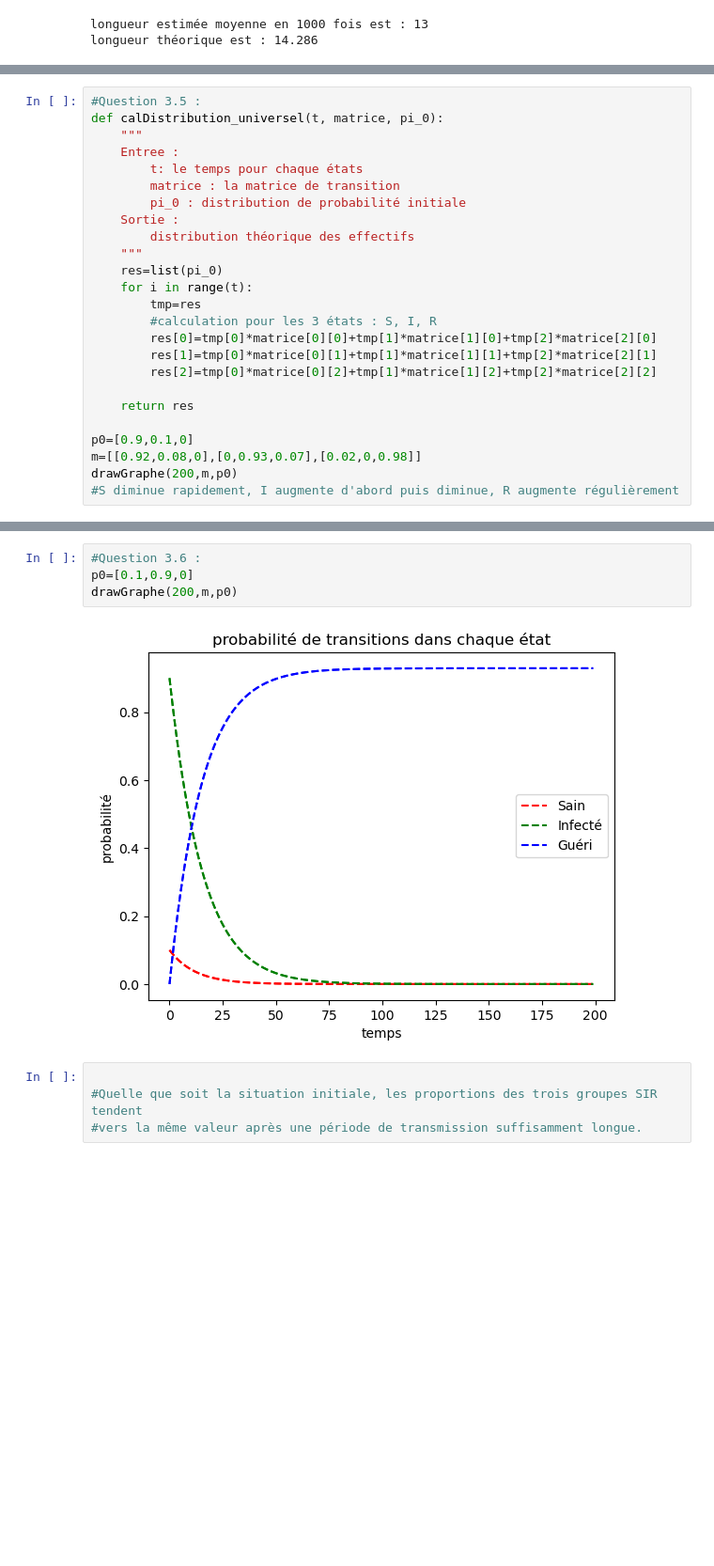
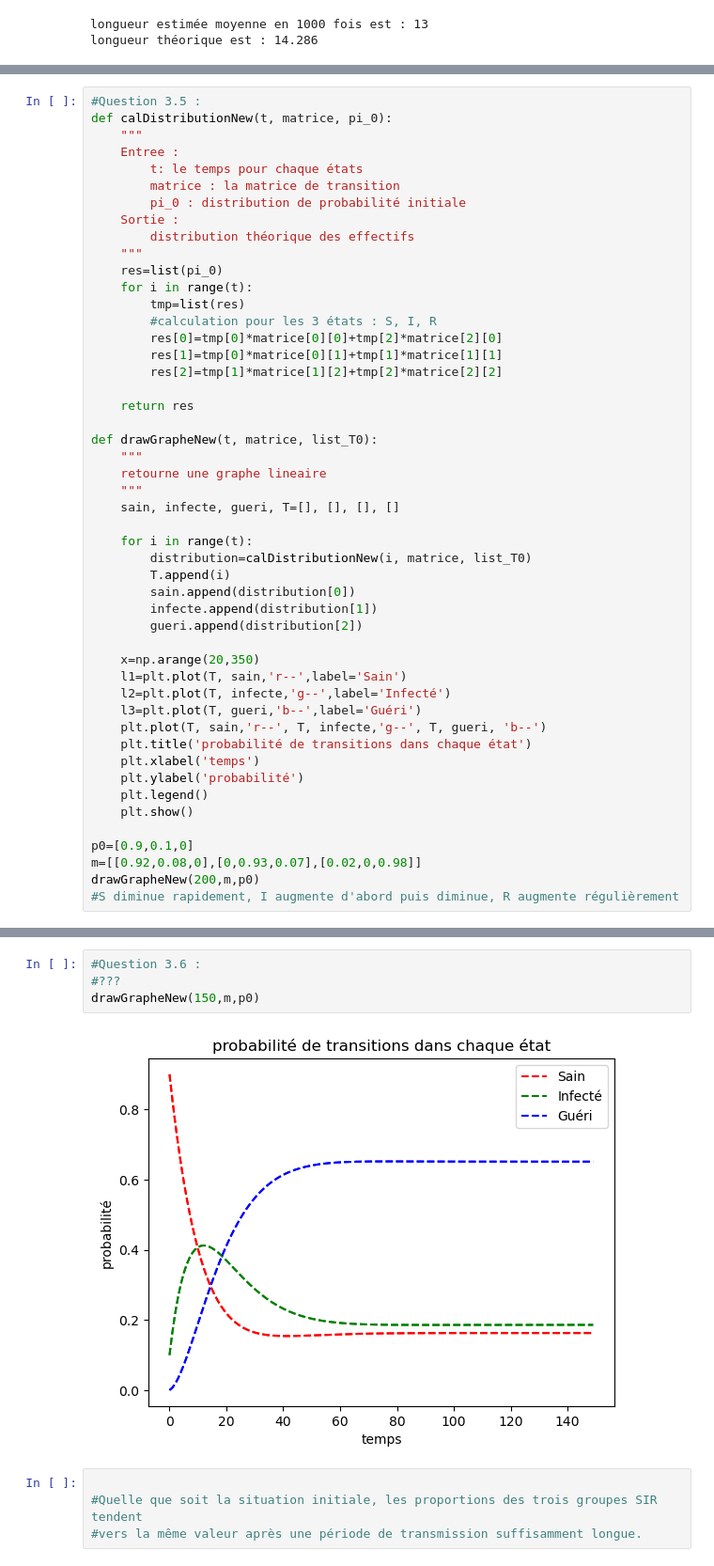
Before and after one commit to ZhouRUNLIN/LU3IN005-STAT-INFO, a Jupyter notebook: Projet3/projet3-IN005.ipynb, the cells around one changed output, grey strips where cells are left out. Shown: that part at 94% size. Saved outputs shown, nothing was run; the diff lists cells and outputs as text; blank space fills up the shorter version.

```diff
--- a/Projet3/projet3-IN005.ipynb
+++ b/Projet3/projet3-IN005.ipynb
@@ -405,6 +409,6 @@ showInfectionTheorique(70, 0.07)
 # %%
 #Question 3.5 :
-def calDistribution_universel(t, matrice, pi_0):
+def calDistributionNew(t, matrice, pi_0):
     """
     Entree :
         t: le temps pour chaque états
@@ -415,16 +419,40 @@ def calDistribution_universel(t, matrice, pi_0):
     """
     res=list(pi_0)
     for i in range(t):
-        tmp=res
+        tmp=list(res)
         #calculation pour les 3 états : S, I, R
-        res[0]=tmp[0]*matrice[0][0]+tmp[1]*matrice[1][0]+tmp[2]*matrice[2][0]
-        res[1]=tmp[0]*matrice[0][1]+tmp[1]*matrice[1][1]+tmp[2]*matrice[2][1]
-        res[2]=tmp[0]*matrice[0][2]+tmp[1]*matrice[1][2]+tmp[2]*matrice[2][2]
+        res[0]=tmp[0]*matrice[0][0]+tmp[2]*matrice[2][0]
+        res[1]=tmp[0]*matrice[0][1]+tmp[1]*matrice[1][1]
+        res[2]=tmp[1]*matrice[1][2]+tmp[2]*matrice[2][2]
 
     return res
 
+def drawGrapheNew(t, matrice, list_T0):
+    """
+    retourne une graphe lineaire
+    """
+    sain, infecte, gueri, T=[], [], [], []
+
+    for i in range(t):
+        distribution=calDistributionNew(i, matrice, list_T0)
+        T.append(i)
+        sain.append(distribution[0])
+        infecte.append(distribution[1])
+        gueri.append(distribution[2])
+
+    x=np.arange(20,350)
+    l1=plt.plot(T, sain,'r--',label='Sain')
+    l2=plt.plot(T, infecte,'g--',label='Infecté')
+    l3=plt.plot(T, gueri,'b--',label='Guéri')
+    plt.plot(T, sain,'r--', T, infecte,'g--', T, gueri, 'b--')
+    plt.title('probabilité de transitions dans chaque état')
+    plt.xlabel('temps')
+    plt.ylabel('probabilité')
+    plt.legend()
+    plt.show()
+
 p0=[0.9,0.1,0]
 m=[[0.92,0.08,0],[0,0.93,0.07],[0.02,0,0.98]]
-drawGraphe(200,m,p0)
+drawGrapheNew(200,m,p0)
 #S diminue rapidement, I augmente d'abord puis diminue, R augmente régulièrement
 # %% [output]
@@ -432,9 +460,9 @@ drawGraphe(200,m,p0)
 # %%
 #Question 3.6 :
-p0=[0.1,0.9,0]
-drawGraphe(200,m,p0)
+#???
+drawGrapheNew(150,m,p0)
 # %% [output]
-[figure, old version]
+[figure, new version]
 # %%
 
 #Quelle que soit la situation initiale, les proportions des trois groupes SIR tendent
```
Also changed, not shown: parts of 8 cells of this notebook.
